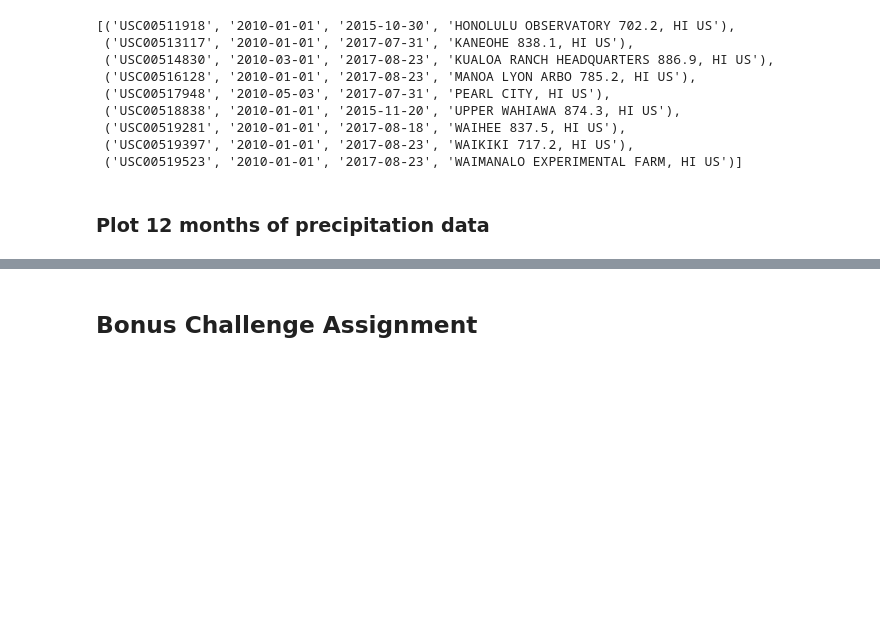
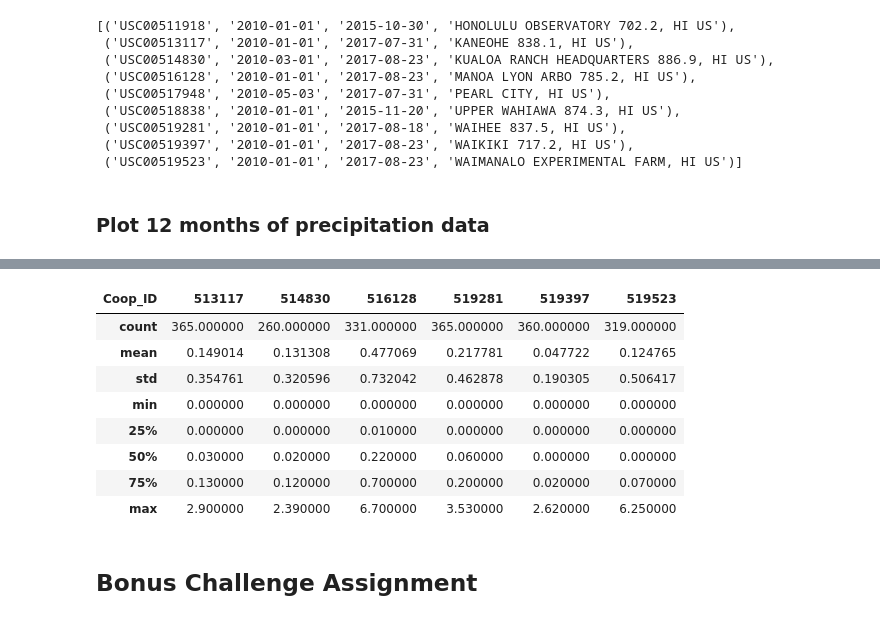
Before and after one commit to Earthscott/sqlalchemy-challenge, a Jupyter notebook: surfs_up_scottjob.ipynb, the cells around one changed output, grey strips where cells are left out. Cells and saved outputs as stored; diff of their text form; code cells hidden in the pictures; blank space fills up the shorter version.

```diff
--- a/surfs_up_scottjob.ipynb
+++ b/surfs_up_scottjob.ipynb
@@ -138,12 +140,14 @@ sta_daterange
 sel = [Meas.station,
        Meas.date,
        Meas.prcp]
-mindate = '2016-08-01'
-maxdate = '2017-07-31'
+
+enddate = dt.date.fromisoformat('2017-07-31')
+startdate = enddate - dt.timedelta(days=364)
+print(startdate)
 
 sta_prcp = session.query(*sel).\
-    filter(Meas.date >= mindate).\
-    filter(Meas.date <= maxdate).all()
+    filter(Meas.date >= startdate).\
+    filter(Meas.date <= enddate).all()
 
 for row in sta_prcp[0:10]:
     print(row)
@@ -241,3 +264,15 @@ ax.fill_between(dates, vals)
+# %%
+df_prcp.describe()
+# %% [output]
+| Coop_ID | 513117 | 514830 | 516128 | 519281 | 519397 | 519523 |
+| count | 365.000000 | 260.000000 | 331.000000 | 365.000000 | 360.000000 | 319.000000 |
+| mean | 0.149014 | 0.131308 | 0.477069 | 0.217781 | 0.047722 | 0.124765 |
+| std | 0.354761 | 0.320596 | 0.732042 | 0.462878 | 0.190305 | 0.506417 |
+| min | 0.000000 | 0.000000 | 0.000000 | 0.000000 | 0.000000 | 0.000000 |
+| 25% | 0.000000 | 0.000000 | 0.010000 | 0.000000 | 0.000000 | 0.000000 |
+| 50% | 0.030000 | 0.020000 | 0.220000 | 0.060000 | 0.000000 | 0.000000 |
+| 75% | 0.130000 | 0.120000 | 0.700000 | 0.200000 | 0.020000 | 0.070000 |
+| max | 2.900000 | 2.390000 | 6.700000 | 3.530000 | 2.620000 | 6.250000 |
 # %%
 # Use Pandas to calcualte the summary statistics for the precipitation data
 # %%
```
Also changed, not shown: parts of 6 cells of this notebook, 10 other files.
